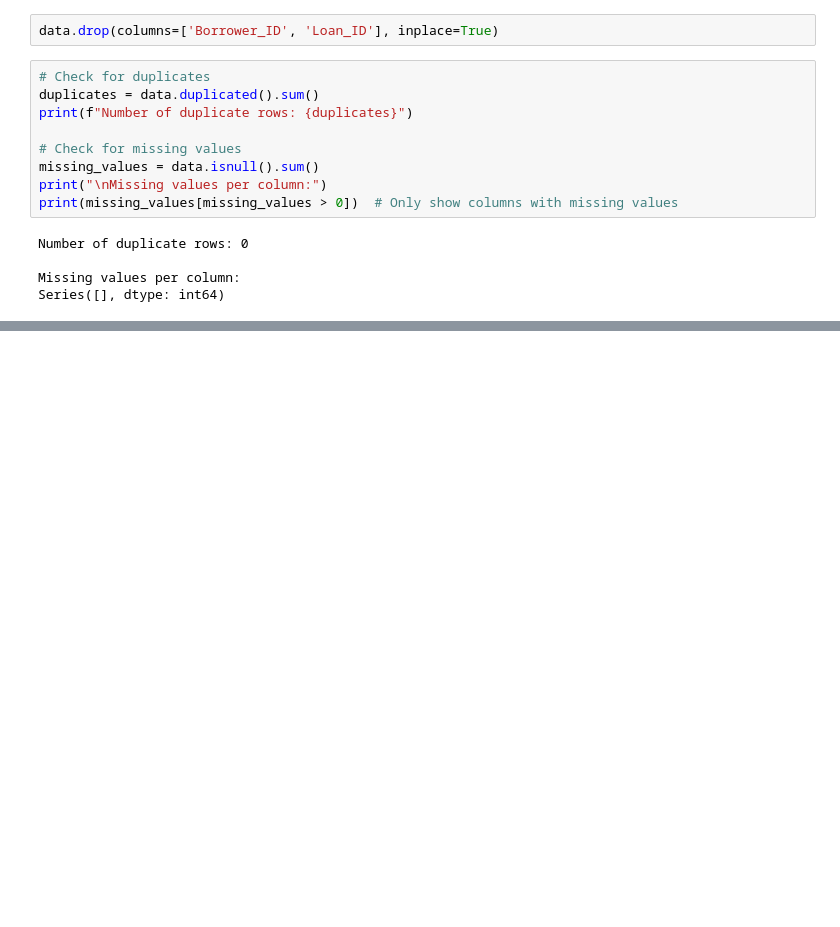
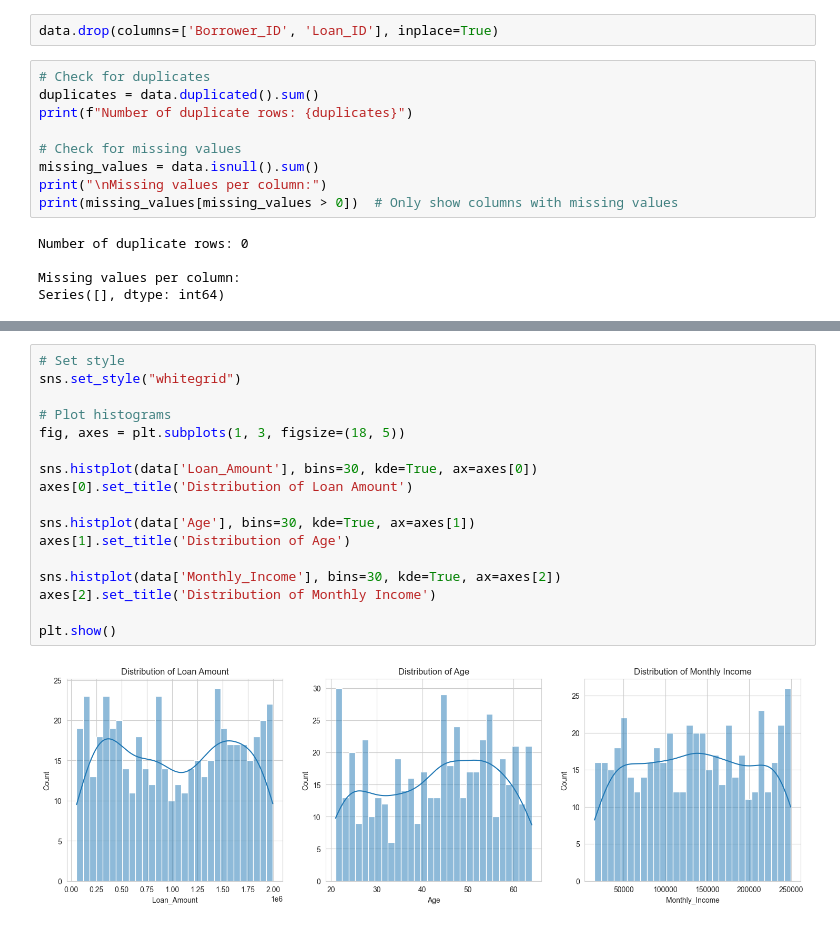
Before and after one commit to Cynthiachelangat/LoanRecovery, a Jupyter notebook: loan.ipynb, the cells around one changed output, grey strips where cells are left out. Saved outputs shown, nothing was run; the diff lists cells and outputs as text; blank space fills up the shorter version.

```diff
--- a/loan.ipynb
+++ b/loan.ipynb
@@ -100,3 +179,22 @@ data.describe()
 | 50% | 44.000000 | 134929.500000 | 1.000000 | 9.971240e+05 | 48.00000 | 10.915000 | 2.327684e+05 | ... |
 | 75% | 53.000000 | 193086.250000 | 3.000000 | 1.557952e+06 | 60.00000 | 14.577500 | 1.111106e+06 | ... |
 | max | 64.000000 | 249746.000000 | 3.000000 | 1.995325e+06 | 72.00000 | 17.970000 | 2.744395e+06 | ... |
+# %%
+# Set style
+sns.set_style("whitegrid")
+
+# Plot histograms
+fig, axes = plt.subplots(1, 3, figsize=(18, 5))
+
+sns.histplot(data['Loan_Amount'], bins=30, kde=True, ax=axes[0])
+axes[0].set_title('Distribution of Loan Amount')
+
+sns.histplot(data['Age'], bins=30, kde=True, ax=axes[1])
+axes[1].set_title('Distribution of Age')
+
+sns.histplot(data['Monthly_Income'], bins=30, kde=True, ax=axes[2])
+axes[2].set_title('Distribution of Monthly Income')
+
+plt.show()
+# %% [output]
+[figure, added]
```
Also changed, not shown: parts of 2 cells of this notebook.
